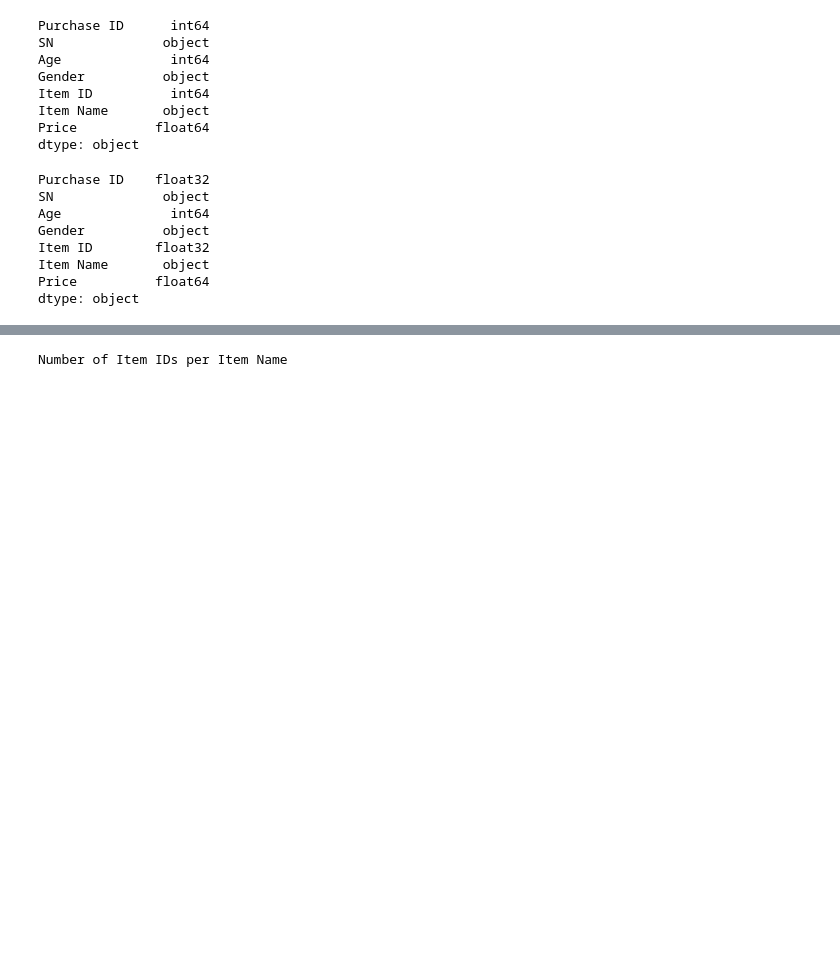
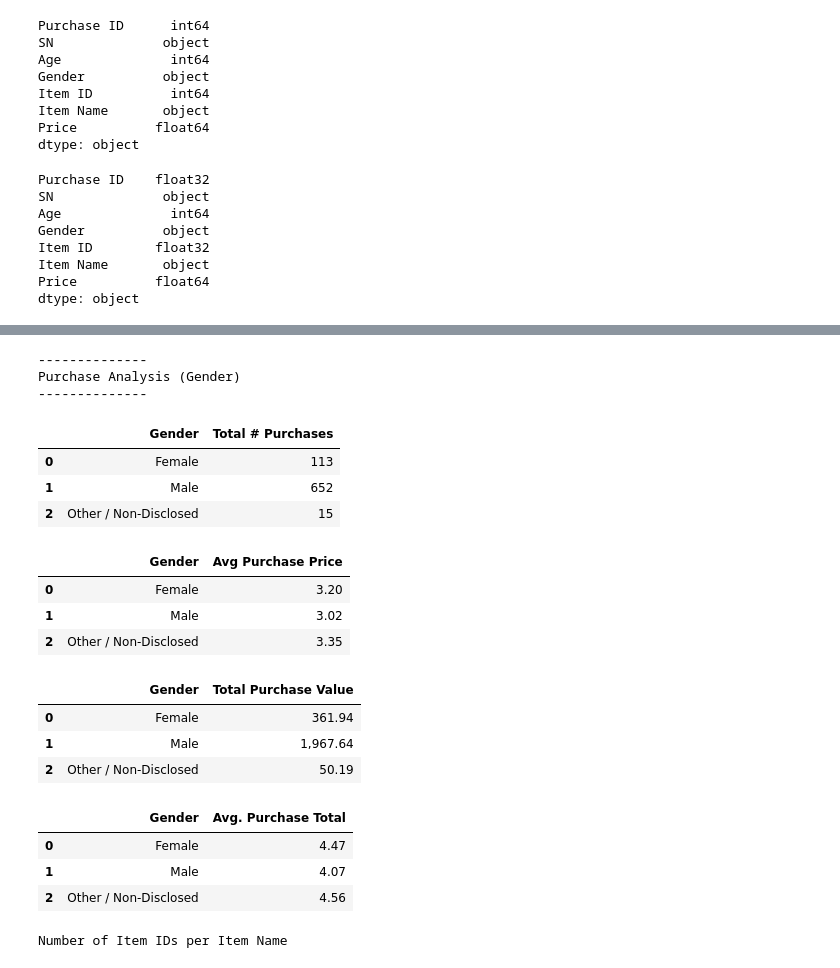
Before and after one commit to JosefinaAureaAmaro/01_Python_Pandas, a Jupyter notebook: Heroes_of_Pymoli.ipynb, the cells around one changed output, grey strips where cells are left out. Cells and saved outputs as stored; diff of their text form; code cells hidden in the pictures; blank space fills up the shorter version.

```diff
--- a/Heroes_of_Pymoli.ipynb
+++ b/Heroes_of_Pymoli.ipynb
@@ -147,3 +158,49 @@ genderdemo_df.set_index('Description').reset_index()
+# %%
+#Purchase Analysis (Gender)
+print('--------------')
+print('Purchase Analysis (Gender)')
+print('--------------')
+
+Purchase_Count= df.groupby('Gender')['Price'].count()
+Purchase_Count.reset_index(name='Total # Purchases')
+# %% [output]
+--------------
+Purchase Analysis (Gender)
+--------------
+|  | Gender | Total # Purchases |
+| 0 | Female | 113 |
+| 1 | Male | 652 |
+| 2 | Other / Non-Disclosed | 15 |
+# %%
+#Purchase Analysis (Gender): Avg Purchase Price
+
+avgpurprice = df.groupby('Gender')['Price'].mean()
+avgpurprice.reset_index(name='Avg Purchase Price')
+# %% [output]
+|  | Gender | Avg Purchase Price |
+| 0 | Female | 3.20 |
+| 1 | Male | 3.02 |
+| 2 | Other / Non-Disclosed | 3.35 |
+# %%
+#Purchase Analysis (Gender): Total Purchase Value
+
+ttlpurvalue = df.groupby('Gender')['Price'].sum()
+ttlpurvalue.reset_index(name= 'Total Purchase Value')
+# %% [output]
+|  | Gender | Total Purchase Value |
+| 0 | Female | 361.94 |
+| 1 | Male | 1,967.64 |
+| 2 | Other / Non-Disclosed | 50.19 |
+# %%
+#Purchase Analysis (Gender): Avg Purchase Total per Gender
+
+avpurttl = df.groupby('Gender')['Price'].sum()/df.groupby('Gender')['SN'].nunique()
+avpurttl.reset_index(name="Avg. Purchase Total")
+# %% [output]
+|  | Gender | Avg. Purchase Total |
+| 0 | Female | 4.47 |
+| 1 | Male | 4.07 |
+| 2 | Other / Non-Disclosed | 4.56 |
 # %%
 #To confirm a unique Item ID per Item Name
 #To highlight value greater than 1
```
Also changed, not shown: parts of 5 cells of this notebook.
